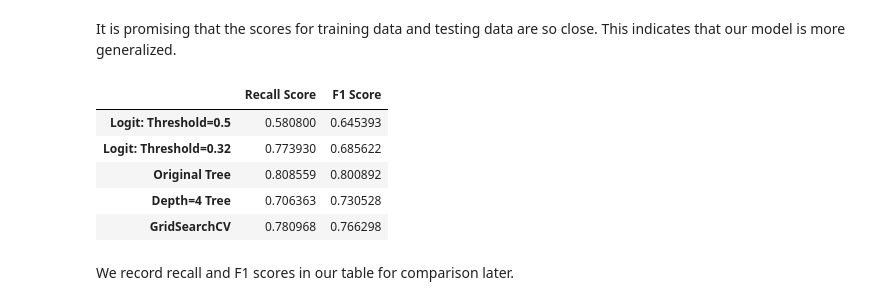
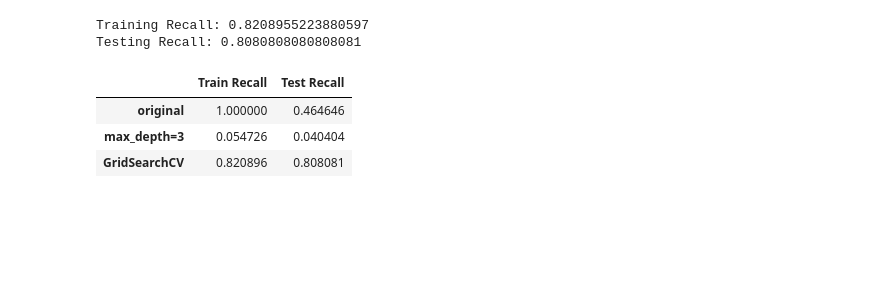
Before and after one commit to hhboorstein/ds_portfolio, a Jupyter notebook: DSBA_Logistic_Regression_Decision_Tree.ipynb, the cells around one changed output. Drawn from its saved outputs; the diff is of its cells as text; code cells hidden in the pictures; blank space fills up the shorter version.

```diff
--- a/DSBA_Logistic_Regression_Decision_Tree.ipynb
+++ b/DSBA_Logistic_Regression_Decision_Tree.ipynb
@@ -1350,4 +429,0 @@ plt.xlabel('Importance');
-# %%
-# second tree
-dTree2=tree.DecisionTreeClassifier(max_depth=4,random_state=1)
-dTree2.fit(X_train,y_train)
@@ -1494,0 +432,3 @@ Looking at the confusion matrix for the result of our grid search, we find our m
+# %%
+recall_df.loc['max_depth=3']=check_recall(dTree1)
+recall_df
@@ -1494,0 +483,22 @@ Looking at the confusion matrix for the result of our grid search, we find our m
+# %%
+# choose classifier (model type)
+search=tree.DecisionTreeClassifier(random_state=1)
+
+# parameters to choose from
+params={'max_depth':np.arange(3,7),
+        'min_samples_leaf':[4,8,16,32],
+        'max_leaf_nodes':np.arange(5,20,2),
+        'min_impurity_decrease':[0,0.001,0.01],
+        'class_weight':[None,'balanced',{0:0.3,1:0.7}]}
+
+# designate metric for model success
+#scorer=metrics.make_scorer(metrics.recall_score)
+# %%
+# grid search with cross validation (cv) of size 5
+grid_obj=GridSearchCV(estimator=search,
+                      param_grid=params,
+                      scoring='recall',
+                      cv=5,
+                      verbose=1)
+# this is the part that takes a while
+grid_obj.fit(X_train,y_train)
@@ -1500,14 +527,10 @@ Testing Recall: 0.781
-# %% [markdown]
-It is promising that the scores for training data and testing data are so close. This indicates that our model is more generalized.
 # %%
-models_scores.loc['GridSearchCV']=get_scores(search)
-models_scores
+recall_df.loc['GridSearchCV']=check_recall(search)
+recall_df
 # %% [output]
+Training Recall: 0.8208955223880597
+Testing Recall: 0.8080808080808081
-|  | Recall Score | F1 Score |
-| Logit: Threshold=0.5 | 0.580800 | 0.645393 |
-| Logit: Threshold=0.32 | 0.773930 | 0.685622 |
-| Original Tree | 0.808559 | 0.800892 |
-| Depth=4 Tree | 0.706363 | 0.730528 |
-| GridSearchCV | 0.780968 | 0.766298 |
+|  | Train Recall | Test Recall |
+| original | 1.000000 | 0.464646 |
+| max_depth=3 | 0.054726 | 0.040404 |
+| GridSearchCV | 0.820896 | 0.808081 |
-# %% [markdown]
-We record recall and F1 scores in our table for comparison later.
```
Also changed, not shown: parts of 406 cells of this notebook.
